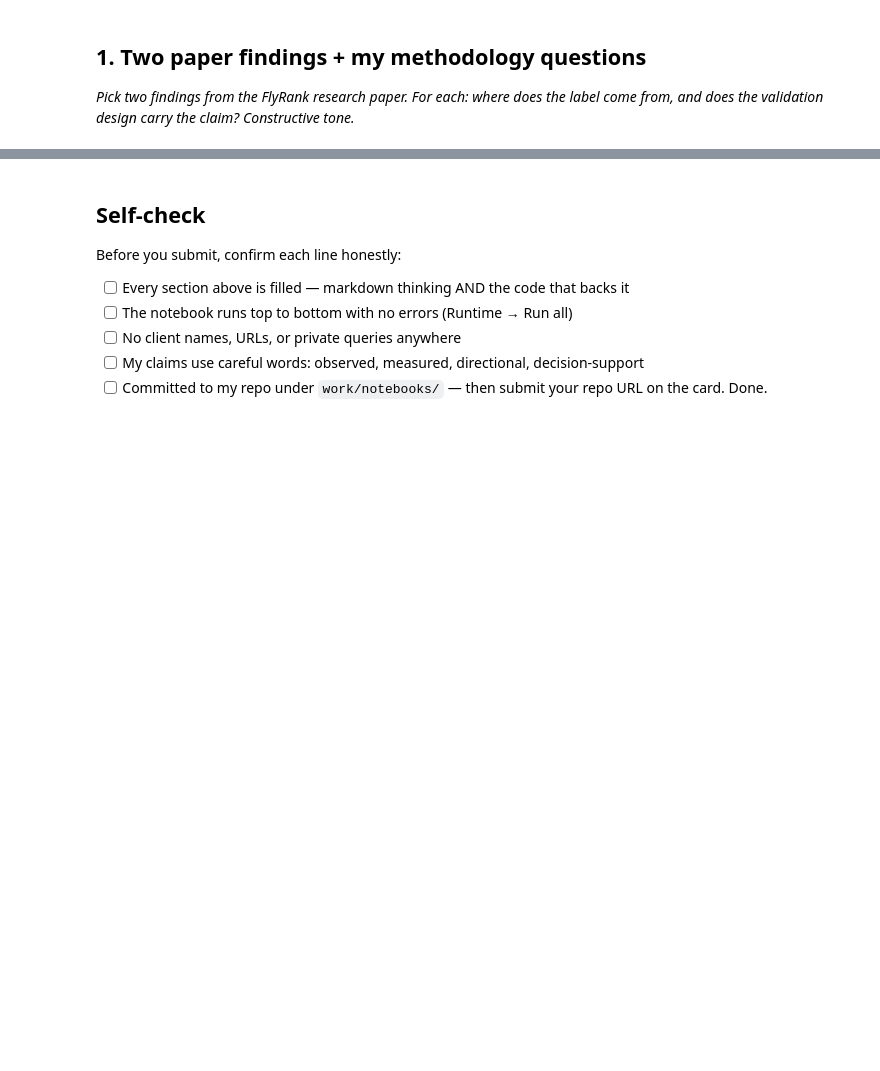
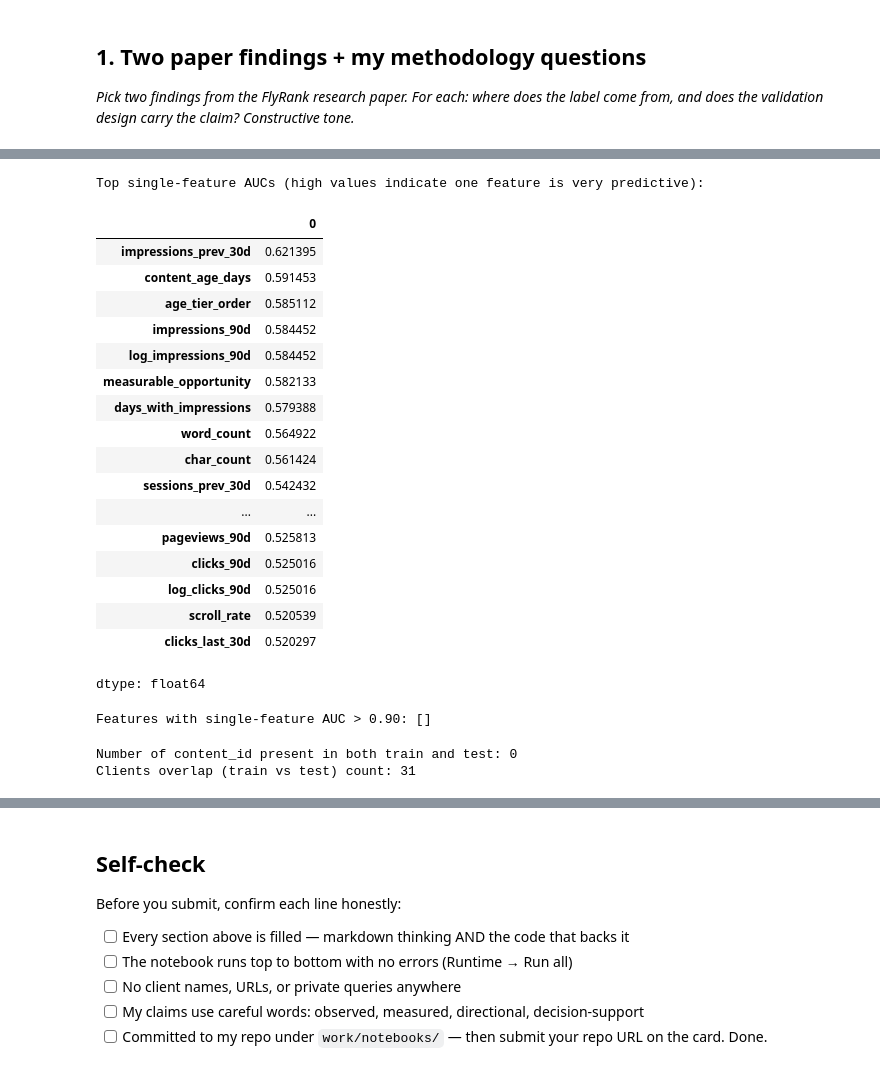
Before and after one commit to shaikhabdullahwaseem17-byte/vigilant-meme, a Jupyter notebook: work/notebooks/w06_validation_audit.ipynb, the cells around one changed output, grey strips where cells are left out. Cells and saved outputs as stored; diff of their text form; code cells hidden in the pictures; blank space fills up the shorter version.

```diff
--- a/work/notebooks/w06_validation_audit.ipynb
+++ b/work/notebooks/w06_validation_audit.ipynb
@@ -12,0 +952,64 @@ This skeleton is yours to fill. Work the sections **in order** — each one has
+# %%
+# 2) Single-feature AUCs and high-separation test
+from sklearn.metrics import roc_auc_score
+from sklearn.preprocessing import StandardScaler
+
+single_auc = {}
+for c in numeric_cols:
+    col = df[c].fillna(0).values
+    if np.unique(col).size <= 1:
+        continue
+    try:
+        # scale for numeric stability
+        sc = StandardScaler().fit(col.reshape(-1,1))
+        scores = sc.transform(col.reshape(-1,1)).ravel()
+        auc = roc_auc_score(df['is_declining_label'].values, scores)
+        single_auc[c] = abs(auc - 0.5) + 0.5 if auc < 0.5 else auc  # keep >0.5
+    except Exception:
+        continue
+
+single_auc_ser = pd.Series(single_auc).sort_values(ascending=False)
+print("Top single-feature AUCs (high values indicate one feature is very predictive):")
+display(single_auc_ser.head(20))
+
+# Print any feature with AUC > 0.9
+print("Features with single-feature AUC > 0.90:", list(single_auc_ser[single_auc_ser > 0.90].index))
+# %% [output]
+Top single-feature AUCs (high values indicate one feature is very predictive):
+|  | 0 |
+| impressions_prev_30d | 0.621395 |
+| content_age_days | 0.591453 |
+| age_tier_order | 0.585112 |
+| impressions_90d | 0.584452 |
+| log_impressions_90d | 0.584452 |
+| measurable_opportunity | 0.582133 |
+| days_with_impressions | 0.579388 |
+| word_count | 0.564922 |
+| char_count | 0.561424 |
+| sessions_prev_30d | 0.542432 |
+| ... | ... |
+| pageviews_90d | 0.525813 |
+| clicks_90d | 0.525016 |
+| log_clicks_90d | 0.525016 |
+| scroll_rate | 0.520539 |
+| clicks_last_30d | 0.520297 |
+dtype: float64
+Features with single-feature AUC > 0.90: []
+# %%
+# 3) Duplicate / overlap check by content_id and client_id
+train_ids = set(train['content_id'].astype(str))
+test_ids = set(test['content_id'].astype(str))
+overlap = train_ids.intersection(test_ids)
+print("Number of content_id present in both train and test:", len(overlap))
+
+# overlap by client (should be expected, but you want to know if exact content repeats)
+clients_train = set(train['client_id'].astype(str)) if 'client_id' in train.columns else set()
+clients_test = set(test['client_id'].astype(str)) if 'client_id' in test.columns else set()
+print("Clients overlap (train vs test) count:", len(clients_train.intersection(clients_test)))
+
+# If content duplicates exist, show examples
+if len(overlap) > 0:
+    print("Sample overlapping content_ids:", list(overlap)[:10])
+# %% [output]
+Number of content_id present in both train and test: 0
+Clients overlap (train vs test) count: 31
```
Also changed, not shown: parts of 26 cells of this notebook.
